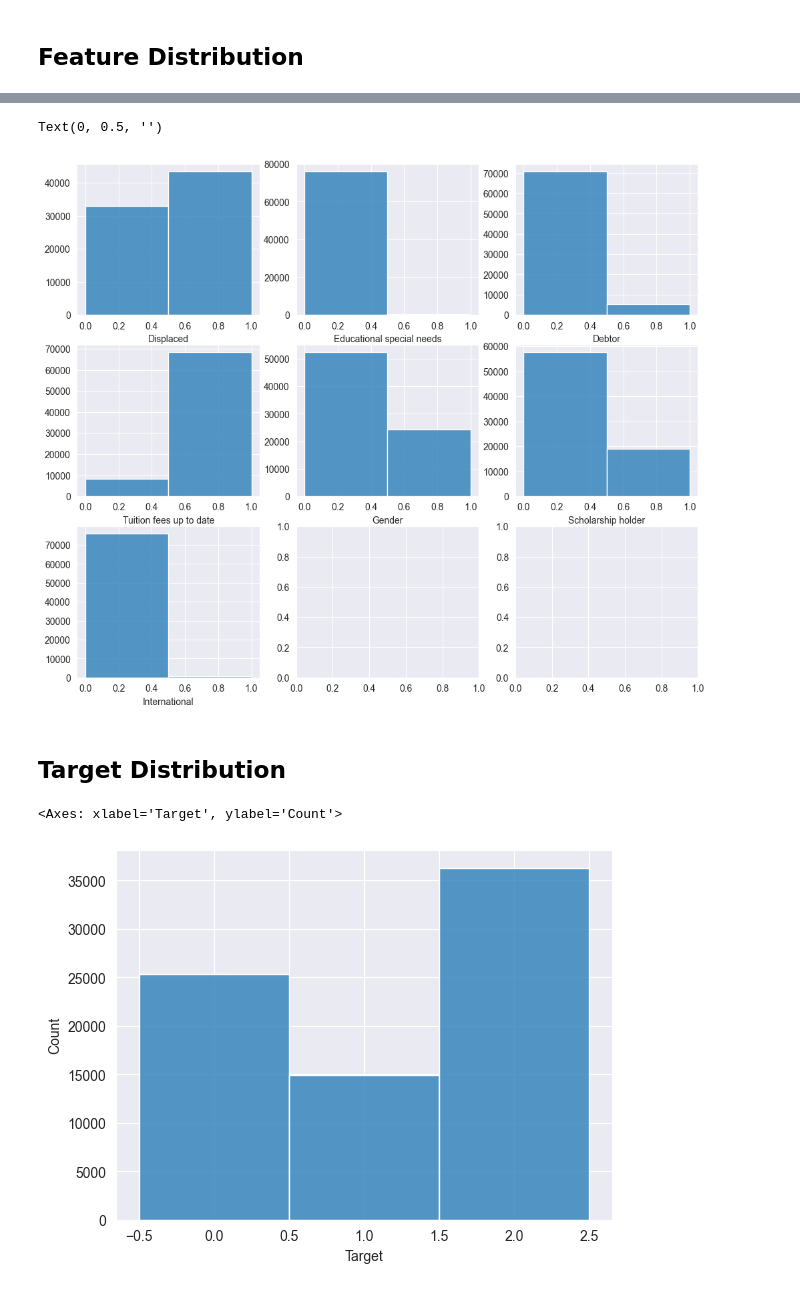
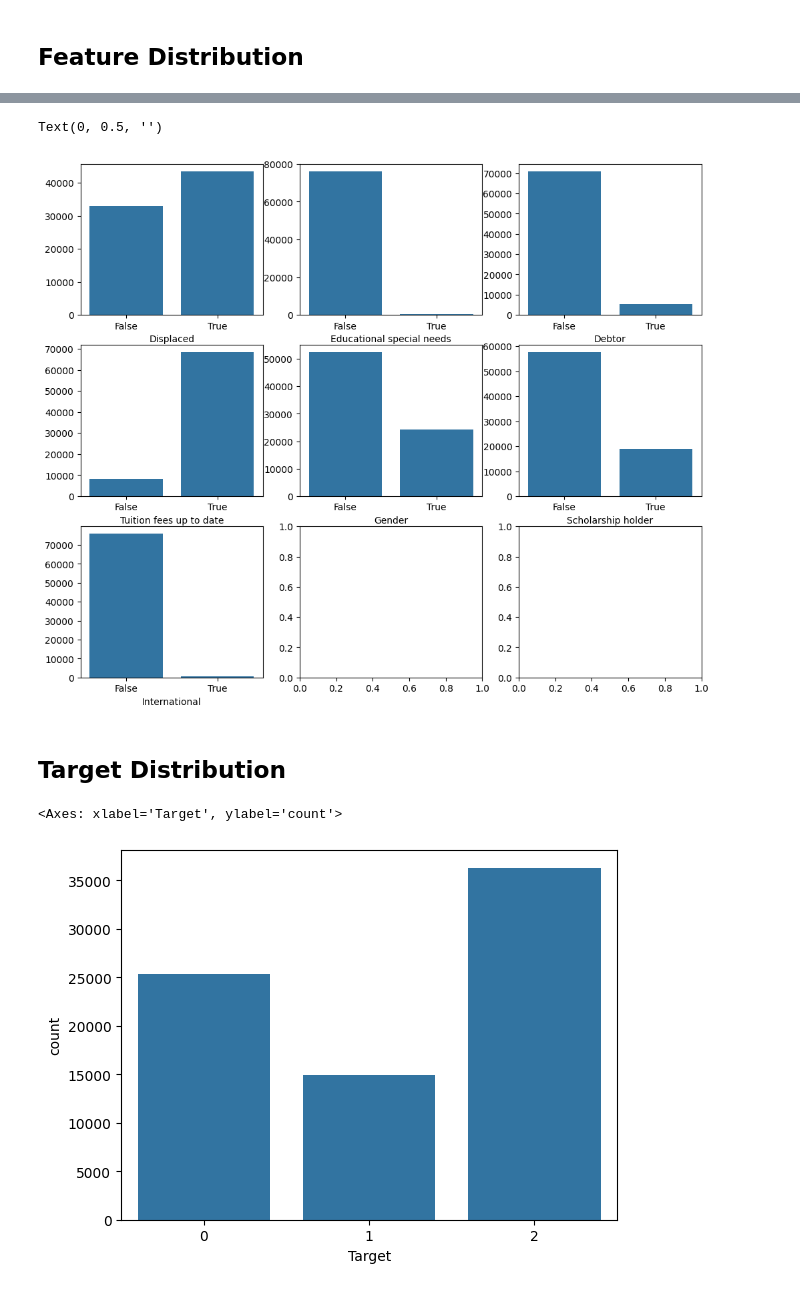
Before and after one commit to Ednaxx/Kaggle-Playground-Series, a Jupyter notebook: PS4E6-AcademicSuccessClassification/ps4e6-academic-success-classification.ipynb, the cells around one changed output, grey strips where cells are left out. Saved outputs shown, nothing was run; the diff lists cells and outputs as text; code cells hidden in the pictures.

```diff
--- a/PS4E6-AcademicSuccessClassification/ps4e6-academic-success-classification.ipynb
+++ b/PS4E6-AcademicSuccessClassification/ps4e6-academic-success-classification.ipynb
@@ -10,3 +10,7 @@ import seaborn as sns
 # %%
 train = pd.read_csv("./input/train.csv", index_col="id")
 test = pd.read_csv("./input/test.csv", index_col="id")
+# %%
+train['Target'] = train['Target'].astype('category')
+target_dict = dict(enumerate(train['Target'].cat.categories))
+target_dict
@@ -13,5 +19,5 @@ test = pd.read_csv("./input/test.csv", index_col="id")
 # %%
-train.Target.replace({"Dropout": 0, "Enrolled": 1, "Graduate": 2}, inplace=True)
+train.Target = train.Target.astype('category').cat.codes
 # %% [markdown]
 # Data in a glance
 # %% [markdown]
@@ -52,18 +58,18 @@ memory usage: 22.2 MB
 # %% [markdown]
 📌 Some of these columns are categorical, let's change the dtype.
 # %%
-categorical_colummns = ["Marital status", "Application mode", "Course", "Daytime/evening attendance",
+categorical_columns = ["Marital status", "Application mode", "Course", "Daytime/evening attendance",
                         "Previous qualification", "Nacionality", "Mother's qualification", "Father's qualification",
                         "Mother's occupation", "Father's occupation"]
 
 bool_columns = ["Displaced", "Educational special needs", "Debtor", "Tuition fees up to date", "Gender",
                 "Scholarship holder", "International"]
 
-train[categorical_colummns] = train[categorical_colummns].astype('category')
+train[categorical_columns] = train[categorical_columns].astype('category')
 train["Target"] = train["Target"].astype('category')
 train[bool_columns] = train[bool_columns].astype('bool')
 
-test[categorical_colummns] = test[categorical_colummns].astype('category')
+test[categorical_columns] = test[categorical_columns].astype('category')
 test[bool_columns] = test[bool_columns].astype('bool')
 
 train.info()
@@ -154,23 +225,22 @@ for i in range(6):
 # %%
-bools = train.select_dtypes("bool").columns
-features = np.reshape(bools[:-1], (2,3))
+reshaped_bools = np.reshape(bool_columns[:-1], (2,3))
 
 fig, axs = plt.subplots(3, 3, figsize=(12, 10))
 
 for i in range(2):
     for j in range(3):
-        ax = sns.histplot(x=train[features[i][j]], ax=axs[i][j], bins=2)
+        ax = sns.countplot(x=train[reshaped_bools[i][j]], ax=axs[i][j])
         ax.set_ylabel(None)
 
-ax = sns.histplot(x=train[bools[-1]], ax=axs[2][0], bins=2)
+ax = sns.countplot(x=train[bool_columns[-1]], ax=axs[2][0])
 ax.set_ylabel(None)
 # %% [output]
 Text(0, 0.5, '')
-[figure, old version]
+[figure, new version]
 # %% [markdown]
 ## Target Distribution
 # %%
-sns.histplot(x=train.Target)
+sns.countplot(x=train.Target)
 # %% [output]
-<Axes: xlabel='Target', ylabel='Count'>
+<Axes: xlabel='Target', ylabel='count'>
-[figure, old version]
+[figure, new version]
```
Also changed, not shown: parts of 28 cells of this notebook.
